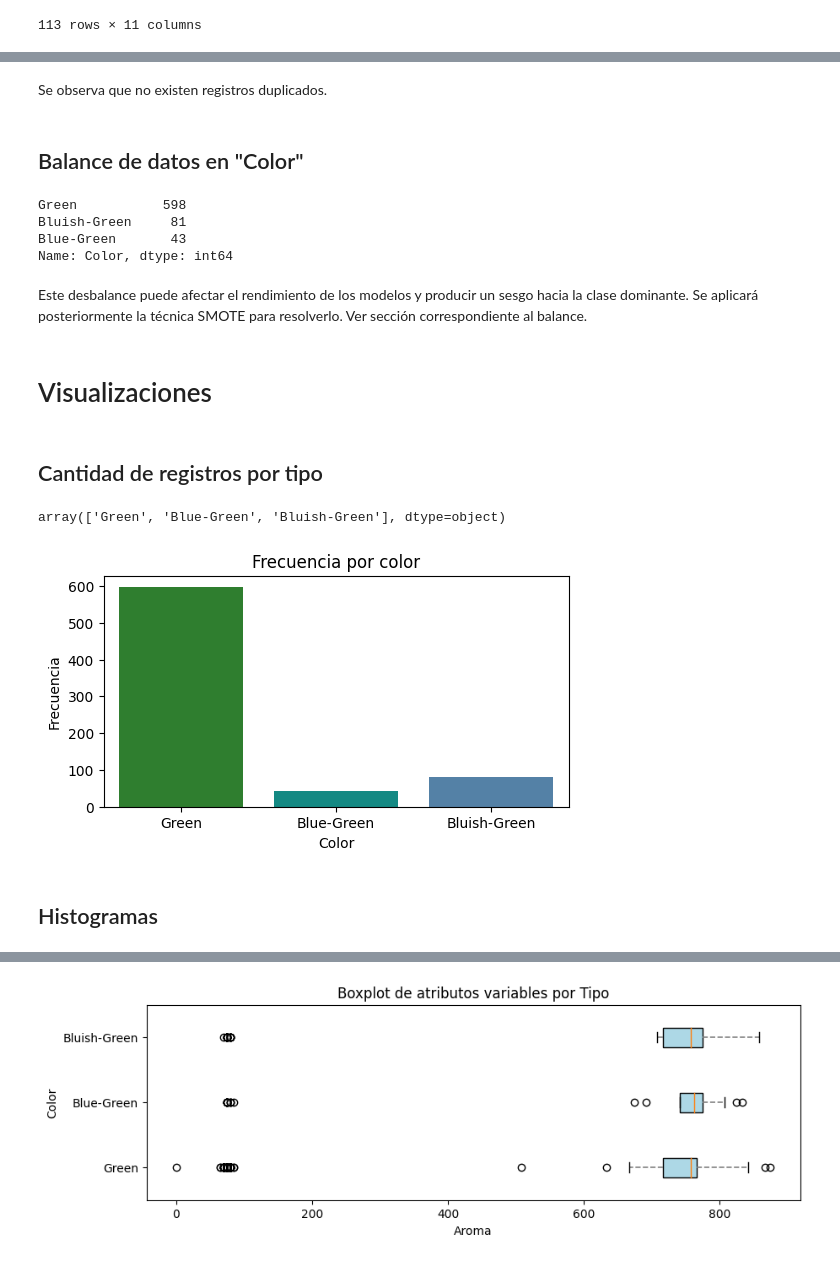
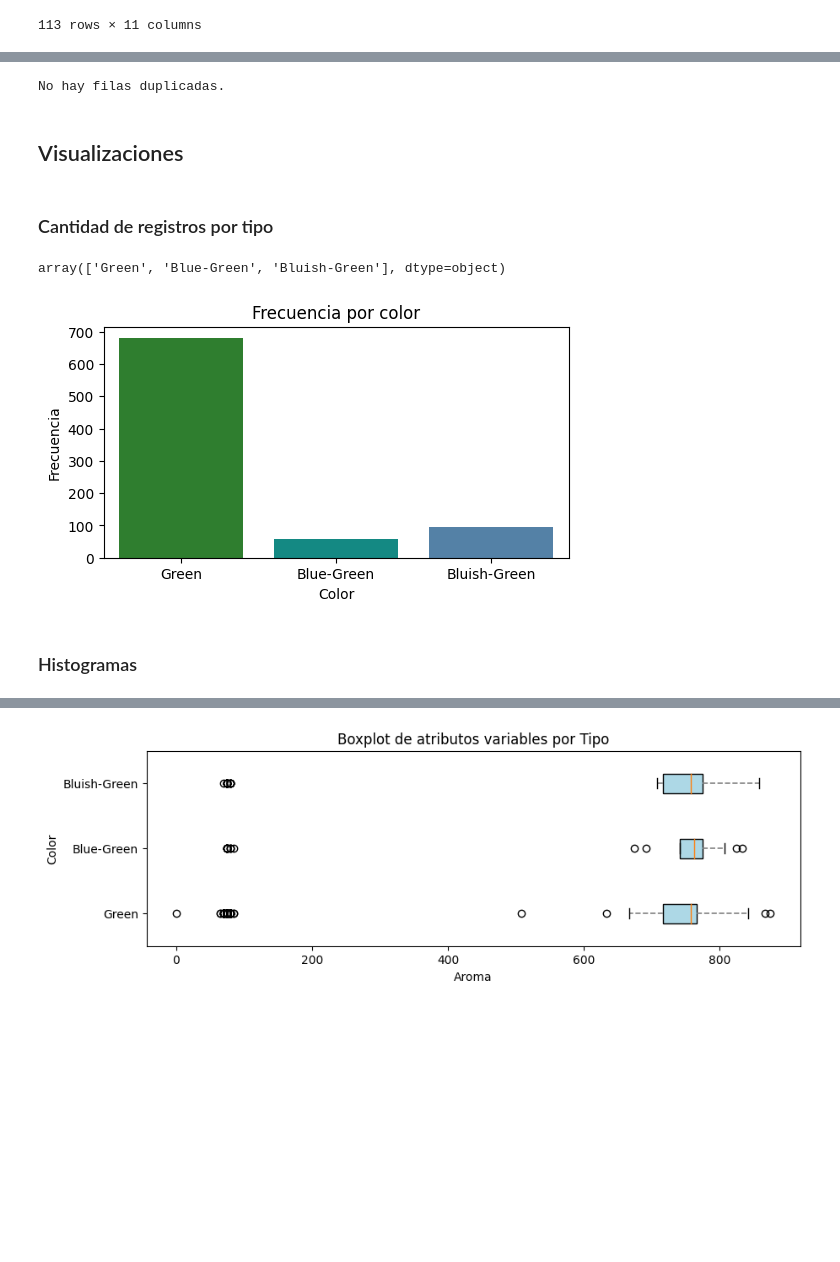
Before and after one commit to MiguelMussi/Mineria_TP3, a Jupyter notebook: TP3_Mineria.ipynb, the cells around one changed output, grey strips where cells are left out. Cells and saved outputs as stored; diff of their text form; code cells hidden in the pictures; blank space fills up the shorter version.

```diff
--- a/TP3_Mineria.ipynb
+++ b/TP3_Mineria.ipynb
@@ -205 +250,4 @@ data2
+# %%
+# Imputación por la mediana
+data['Moisture'] = data['Moisture'].replace(0, data['Moisture'].median())
 # %%
@@ -235,18 +267,10 @@ dtype: int64
-# %% [markdown]
-Se observa que no existen registros duplicados.
-# %% [markdown]
-## Balance de datos en "Color"
-# %%
-data2['Color'].value_counts()
-# %% [output]
-Green           598
-Bluish-Green     81
-Blue-Green       43
-Name: Color, dtype: int64
-# %% [markdown]
-Este desbalance puede afectar el rendimiento de los modelos y producir un sesgo hacia la clase dominante. Se aplicará posteriormente la técnica SMOTE para resolverlo. Ver sección correspondiente al balance.
+# %%
+duplicated_rows = data.duplicated()
+print("Hay filas duplicadas.") if duplicated_rows.any() else print("No hay filas duplicadas.")
+# %% [output]
+No hay filas duplicadas.
 # %% [markdown]
-# Visualizaciones
+## Visualizaciones
 # %% [markdown]
-## Cantidad de registros por tipo
+### Cantidad de registros por tipo
 # %%
@@ -256,15 +280,15 @@ array(['Green', 'Blue-Green', 'Bluish-Green'], dtype=object)
 # %%
 colores = {'Green': '#228B22', 'Blue-Green': '#009D94', 'Bluish-Green': '#4682b4'}
 plt.figure(figsize=(6, 3))
-sns.countplot(x='Color', data=data2, palette=colores)
+sns.countplot(x='Color', data=data, palette=colores)
 plt.title('Frecuencia por color')
 plt.xlabel('Color'), plt.ylabel('Frecuencia')
 plt.xticks(rotation=0, ha='center')
 plt.show()
 # %% [output]
-[figure, old version]
+[figure, new version]
 # %% [markdown]
-## Histogramas
+### Histogramas
 # %%
 data.hist(figsize=(12,10))
 plt.show()
```
Also changed, not shown: parts of 224 cells of this notebook, 6 other files.
